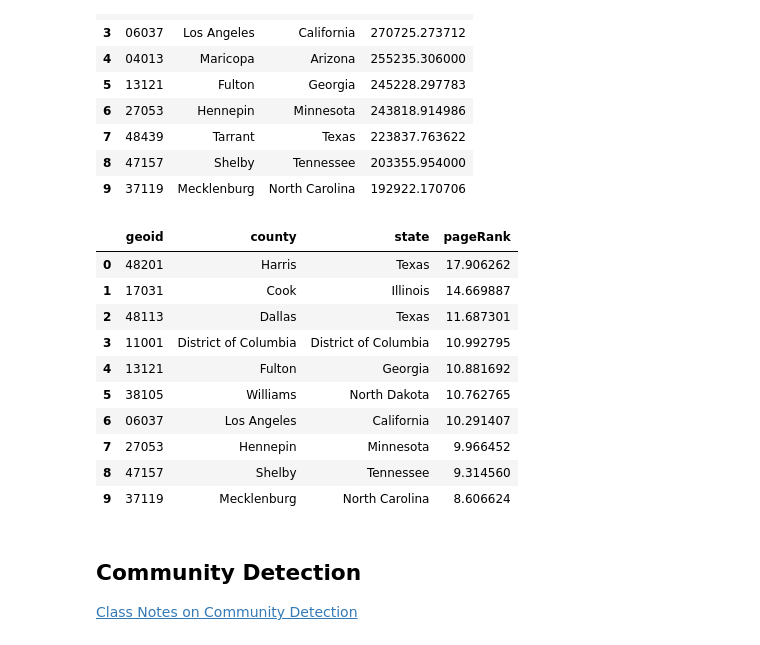
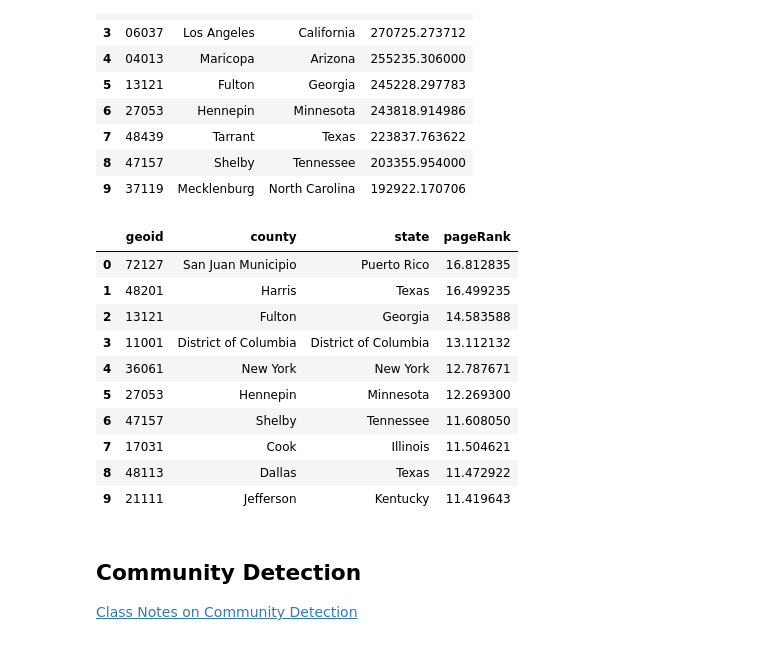
Before and after one commit to KingaAnna/MDA_final_Sweden, a Jupyter notebook: commuteGraph.ipynb, the cells around one changed output. Saved outputs shown, nothing was run; the diff lists cells and outputs as text; code cells hidden in the pictures.

```diff
--- a/commuteGraph.ipynb
+++ b/commuteGraph.ipynb
@@ -219,29 +219,29 @@ betweeness.head(10)
 # %%
 # Counties with highest page rank score
 query = """
-CALL gds.pageRank.stream('counties',{maxIterations: 50,  dampingFactor: 0.85})
+CALL gds.pageRank.stream('counties',{maxIterations: 50,  dampingFactor: 0.85,relationshipWeightProperty:'workers'})
 YIELD nodeId, score
 RETURN gds.util.asNode(nodeId).geoid AS geoid,
        gds.util.asNode(nodeId).county AS county,
        gds.util.asNode(nodeId).state AS state,
        score AS pageRank
 ORDER BY score DESC;
 """
 result=graph.run(query)
 pagerank = result.to_data_frame()
 pagerank.head(10)
 # %% [output]
 |  | geoid | county | state | pageRank |
-| 0 | 48201 | Harris | Texas | 17.906262 |
-| 1 | 17031 | Cook | Illinois | 14.669887 |
-| 2 | 48113 | Dallas | Texas | 11.687301 |
-| 3 | 11001 | District of Columbia | District of Columbia | 10.992795 |
-| 4 | 13121 | Fulton | Georgia | 10.881692 |
-| 5 | 38105 | Williams | North Dakota | 10.762765 |
-| 6 | 06037 | Los Angeles | California | 10.291407 |
-| 7 | 27053 | Hennepin | Minnesota | 9.966452 |
-| 8 | 47157 | Shelby | Tennessee | 9.314560 |
-| 9 | 37119 | Mecklenburg | North Carolina | 8.606624 |
+| 0 | 72127 | San Juan Municipio | Puerto Rico | 16.812835 |
+| 1 | 48201 | Harris | Texas | 16.499235 |
+| 2 | 13121 | Fulton | Georgia | 14.583588 |
+| 3 | 11001 | District of Columbia | District of Columbia | 13.112132 |
+| 4 | 36061 | New York | New York | 12.787671 |
+| 5 | 27053 | Hennepin | Minnesota | 12.269300 |
+| 6 | 47157 | Shelby | Tennessee | 11.608050 |
+| 7 | 17031 | Cook | Illinois | 11.504621 |
+| 8 | 48113 | Dallas | Texas | 11.472922 |
+| 9 | 21111 | Jefferson | Kentucky | 11.419643 |
 # %%
 #pagerank.to_csv("PreprocessedData/pagerank.csv", index=False)
 # %% [markdown]
```
Also changed, not shown: parts of 12 cells of this notebook.
